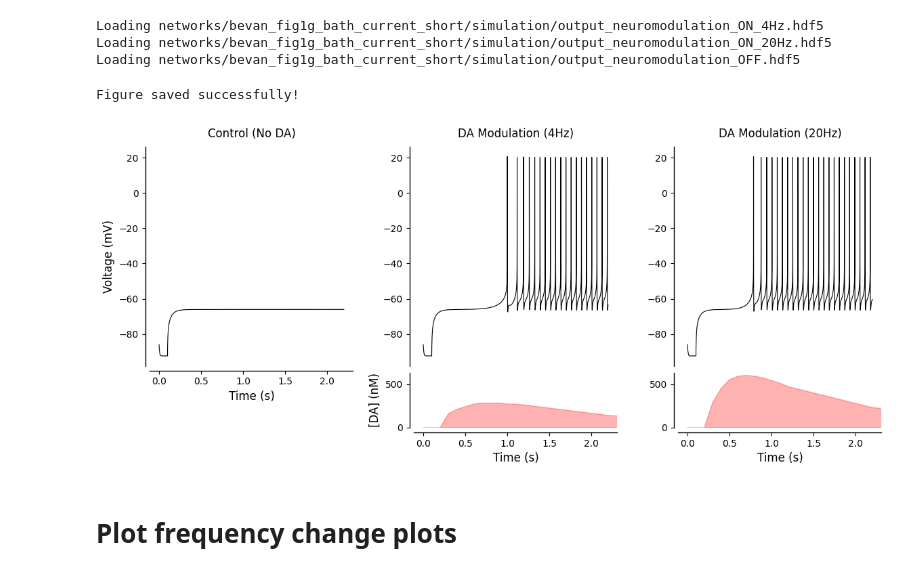
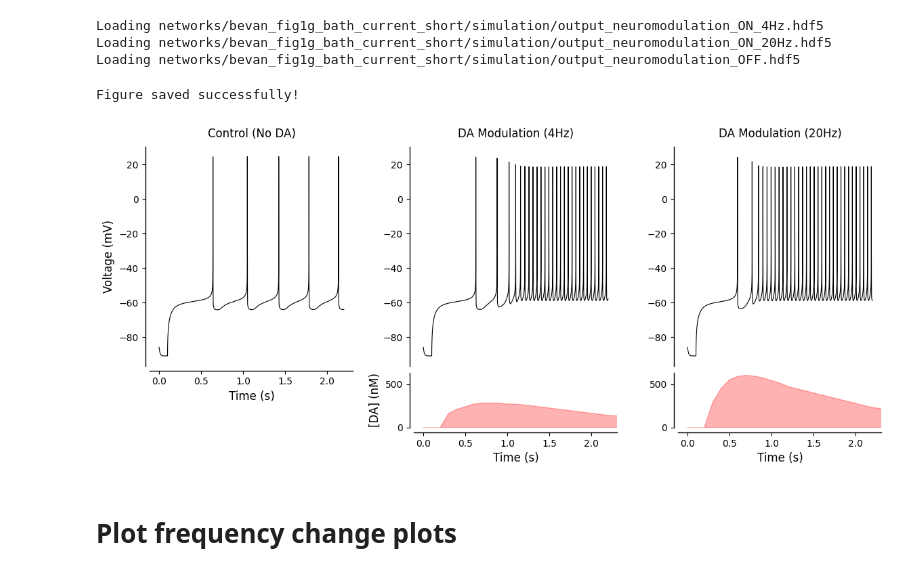
Before and after one commit to Hjorthmedh/Snudda-neuromodulation-article, a Jupyter notebook: virtual_experiments/LahiriBevan2020-fig1G/Bevan2020-fig1G-short.ipynb, the cells around one changed output. Cells and saved outputs as stored; diff of their text form; code cells hidden in the pictures.

```diff
--- a/virtual_experiments/LahiriBevan2020-fig1G/Bevan2020-fig1G-short.ipynb
+++ b/virtual_experiments/LahiriBevan2020-fig1G/Bevan2020-fig1G-short.ipynb
@@ -310,7 +310,7 @@ da_conc20 = np.array(config20["bath_application"]["DA"]["concentration"]) * 1e6
 import matplotlib.pyplot as plt
 import numpy as np
 
-plot_id = 0
+plot_id = 2  # 0
 
 # Set publication-ready parameters
 plt.rcParams['font.size'] = 12
@@ -397,34 +397,34 @@ ax3.set_ylabel('')
 ax3_sub.set_ylabel('')
 
 # Align x-axes for voltage and DA subpanels
 ax2.sharex(ax2_sub)
 ax3.sharex(ax3_sub)
 
 # Remove x-tick labels from voltage panels that have DA subpanels below
 # ax2.set_xticklabels([])
 # ax3.set_xticklabels([])
 # ax2.set_xlabel('')
 # ax3.set_xlabel('')
 
 # Adjust DA subpanel appearance
 for ax_sub in [ax2_sub, ax3_sub]:
     ax_sub.set_ylim(bottom=0)
     ax_sub.spines['left'].set_position(('outward', 5))
     ax_sub.spines['bottom'].set_position(('outward', 5))
 
 # Adjust main panel appearance
 for ax in [ax1, ax2, ax3]:
     ax.spines['left'].set_position(('outward', 5))
     ax.spines['bottom'].set_position(('outward', 5))
 
 plt.savefig('figures/replicating_bevan_fig1g.png', dpi=300, bbox_inches='tight')
 plt.savefig('figures/replicating_bevan_fig1g.pdf', bbox_inches='tight')
 print("Figure saved successfully!")
 plt.show()
 plt.close()
 # %% [output]
 Figure saved successfully!
-[figure, old version]
+[figure, new version]
 # %% [markdown]
 # Plot frequency change plots
 # %%
```
Also changed, not shown: 2 other files.
